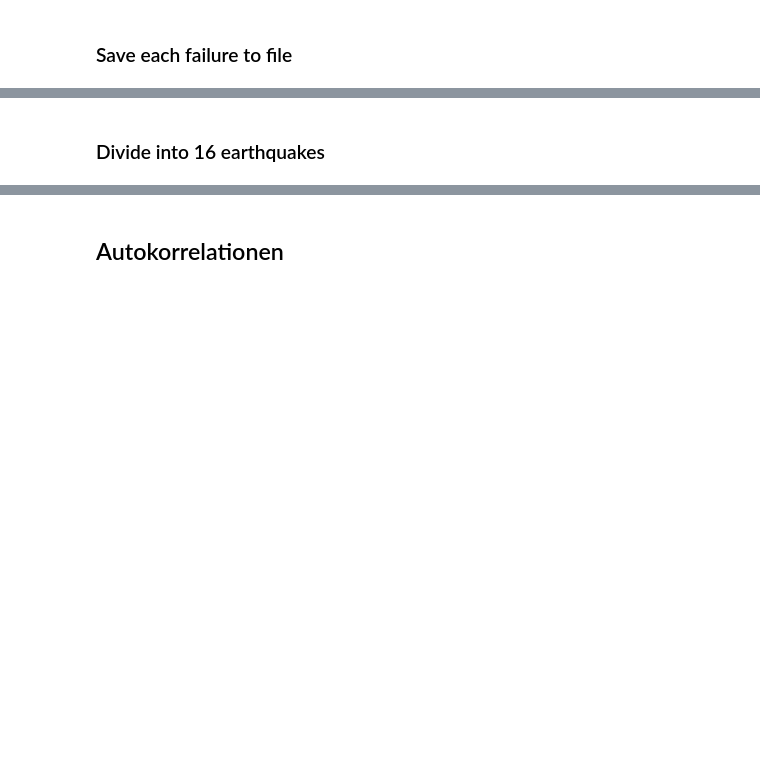
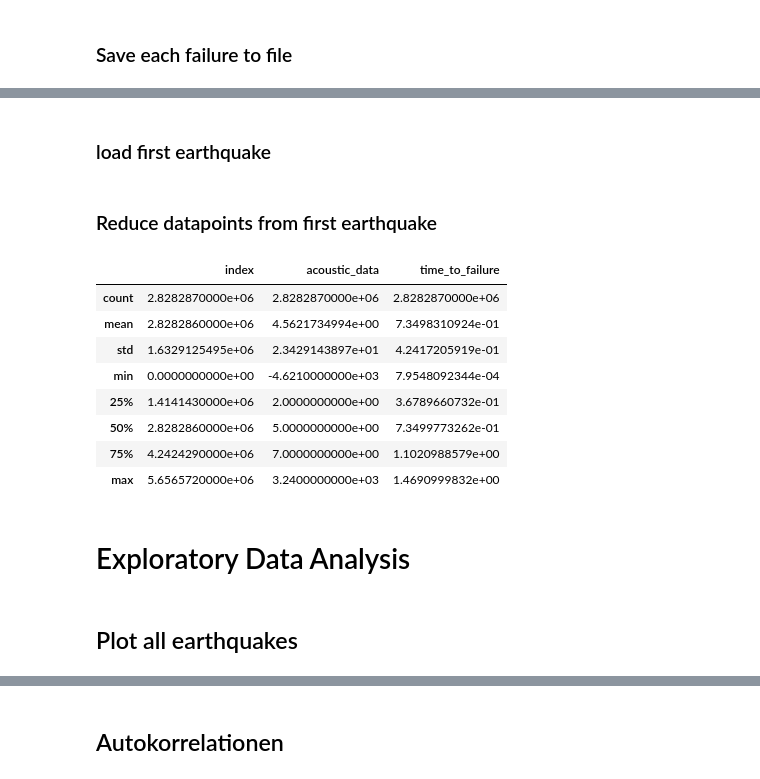
Before and after one commit to domelein/CAS_PML_Earthquake_pred, a Jupyter notebook: Earthquake_Data-Analysis.ipynb, the cells around one changed output, grey strips where cells are left out. Cells and saved outputs as stored; diff of their text form; code cells hidden in the pictures; blank space fills up the shorter version.

```diff
--- a/Earthquake_Data-Analysis.ipynb
+++ b/Earthquake_Data-Analysis.ipynb
@@ -97,4 +74,27 @@ for failure in range(0,len(failures)):
-# %% [markdown]
-### Divide into 16 earthquakes
+# %%
+failure_datapath = '''D:/jupyter-notebooks/LANL_Earthquake_Prediction/failure/'''
+# %% [markdown]
+### load first earthquake
 # %%
-failure = np.load('./failure/failure{}.npy'.format(0))
+failure = pd.DataFrame(np.load(failure_datapath+'/failure{}.npy'.format(0)))
+failure.columns = ['acoustic_data','time_to_failure']
+# %% [markdown]
+### Reduce datapoints from first earthquake
+# %%
+failure_reduced = failure.iloc[::2, :] #every second element
+failure_reduced.reset_index(inplace=True)
+failure_reduced.describe()
+# %% [output]
+|  | index | acoustic_data | time_to_failure |
+| count | 2.8282870000e+06 | 2.8282870000e+06 | 2.8282870000e+06 |
+| mean | 2.8282860000e+06 | 4.5621734994e+00 | 7.3498310924e-01 |
+| std | 1.6329125495e+06 | 2.3429143897e+01 | 4.2417205919e-01 |
+| min | 0.0000000000e+00 | -4.6210000000e+03 | 7.9548092344e-04 |
+| 25% | 1.4141430000e+06 | 2.0000000000e+00 | 3.6789660732e-01 |
+| 50% | 2.8282860000e+06 | 5.0000000000e+00 | 7.3499773262e-01 |
+| 75% | 4.2424290000e+06 | 7.0000000000e+00 | 1.1020988579e+00 |
+| max | 5.6565720000e+06 | 3.2400000000e+03 | 1.4690999832e+00 |
+# %% [markdown]
+# Exploratory Data Analysis
+# %% [markdown]
+## Plot all earthquakes
```
Also changed, not shown: parts of 37 cells of this notebook.
